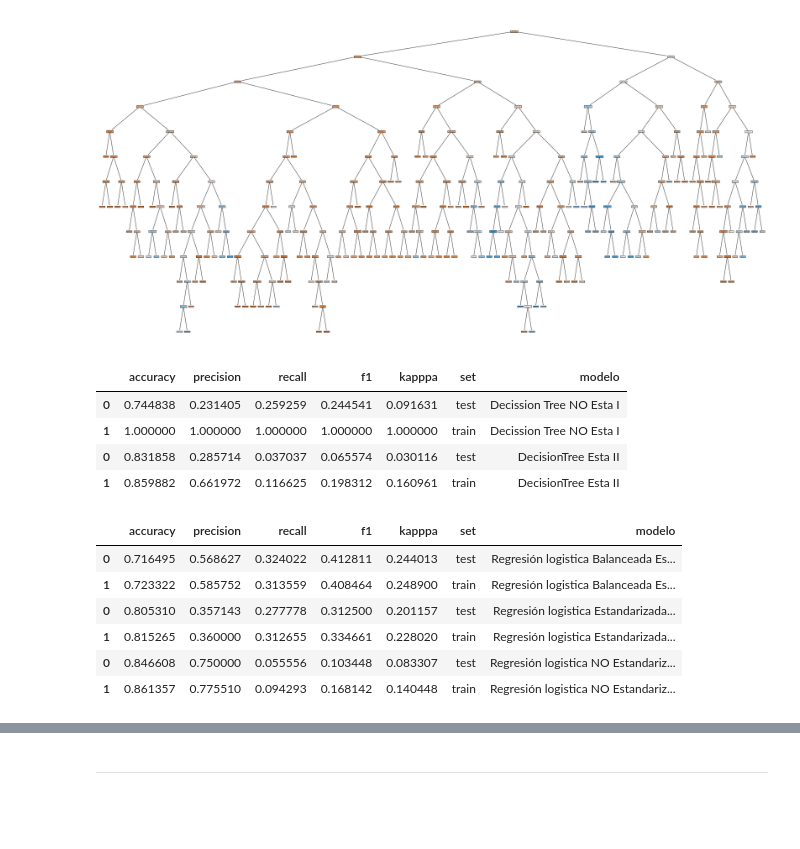
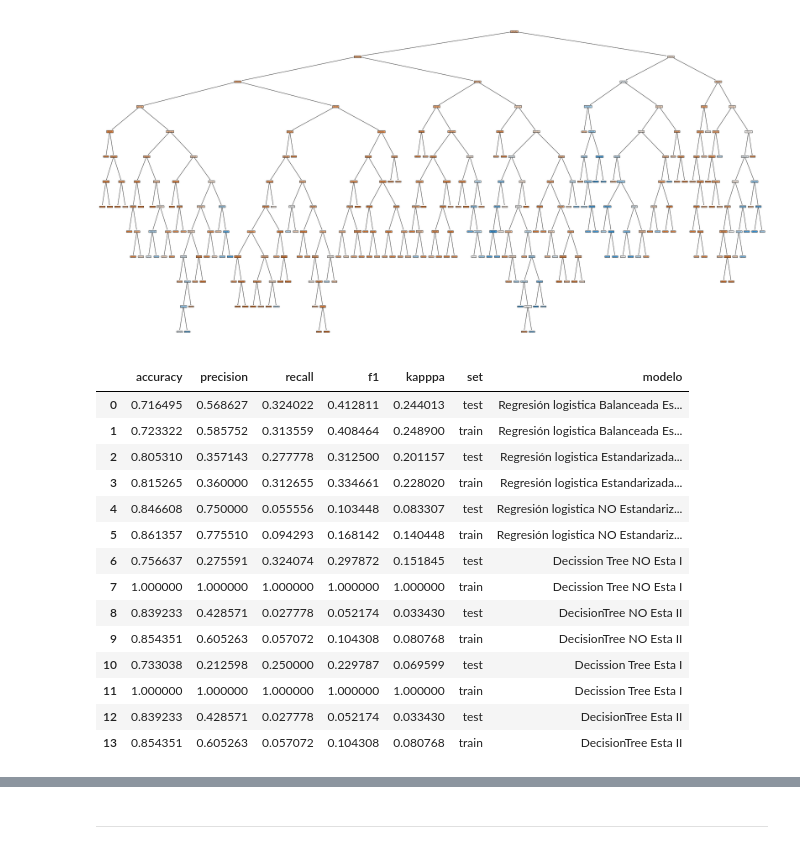
Before and after one commit to Adalab/DA-modulo-3-sprint-1-ana-anak, a Jupyter notebook: regresion-logistica/05-RLOG_Decision_Tree.ipynb, the cells around one changed output, grey strips where cells are left out. Cells and saved outputs as stored; diff of their text form; code cells hidden in the pictures; blank space fills up the shorter version.

```diff
--- a/regresion-logistica/05-RLOG_Decision_Tree.ipynb
+++ b/regresion-logistica/05-RLOG_Decision_Tree.ipynb
@@ -538,31 +533,28 @@ tree.plot_tree(mejor_modelo3, feature_names=x_train3.columns, filled=True);
 # %%
 y_pred_test_esta3 = mejor_modelo3.predict(x_test3)
 y_pred_train_esta3 = mejor_modelo3.predict(x_train3)
-# %%
-# vamos  a juntar los dataframes de los resultados de los modelos para poder compararlos mejor
-
-df_decision_results = pd.concat([dt_results1, dt_results2], axis = 0)
-df_decision_results
-# %% [output]
-|  | accuracy | precision | recall | f1 | kapppa | set | modelo |
-| 0 | 0.744838 | 0.231405 | 0.259259 | 0.244541 | 0.091631 | test | Decission Tree NO Esta I |
-| 1 | 1.000000 | 1.000000 | 1.000000 | 1.000000 | 1.000000 | train | Decission Tree NO Esta I |
-| 0 | 0.831858 | 0.285714 | 0.037037 | 0.065574 | 0.030116 | test | DecisionTree Esta II |
-| 1 | 0.859882 | 0.661972 | 0.116625 | 0.198312 | 0.160961 | train | DecisionTree Esta II |
 # %%
 # si recodáis, en la clase de métricas guardamos en un csv los resultados de las métricas del modelo
 # vamos a cargar ese csv para comparar todos los modelos que hemos hecho, y comparar cuál de ellos es el mejor
 
-df_logistic_results = pd.read_csv("../data-log/04-df_metricas_resultados.csv", index_col=0)
-df_logistic_results
+df_logistic_results2 = pd.read_csv("../data-log/06-resultados_DTNOEsta_LR_DT.csv", index_col=0)
+df_logistic_results2
 # %% [output]
 |  | accuracy | precision | recall | f1 | kapppa | set | modelo |
 | 0 | 0.716495 | 0.568627 | 0.324022 | 0.412811 | 0.244013 | test | Regresión logistica Balanceada Es... |
 | 1 | 0.723322 | 0.585752 | 0.313559 | 0.408464 | 0.248900 | train | Regresión logistica Balanceada Es... |
-| 0 | 0.805310 | 0.357143 | 0.277778 | 0.312500 | 0.201157 | test | Regresión logistica Estandarizada... |
-| 1 | 0.815265 | 0.360000 | 0.312655 | 0.334661 | 0.228020 | train | Regresión logistica Estandarizada... |
-| 0 | 0.846608 | 0.750000 | 0.055556 | 0.103448 | 0.083307 | test | Regresión logistica NO Estandariz... |
-| 1 | 0.861357 | 0.775510 | 0.094293 | 0.168142 | 0.140448 | train | Regresión logistica NO Estandariz... |
+| 2 | 0.805310 | 0.357143 | 0.277778 | 0.312500 | 0.201157 | test | Regresión logistica Estandarizada... |
+| 3 | 0.815265 | 0.360000 | 0.312655 | 0.334661 | 0.228020 | train | Regresión logistica Estandarizada... |
+| 4 | 0.846608 | 0.750000 | 0.055556 | 0.103448 | 0.083307 | test | Regresión logistica NO Estandariz... |
+| 5 | 0.861357 | 0.775510 | 0.094293 | 0.168142 | 0.140448 | train | Regresión logistica NO Estandariz... |
+| 6 | 0.756637 | 0.275591 | 0.324074 | 0.297872 | 0.151845 | test | Decission Tree NO Esta I |
+| 7 | 1.000000 | 1.000000 | 1.000000 | 1.000000 | 1.000000 | train | Decission Tree NO Esta I |
+| 8 | 0.839233 | 0.428571 | 0.027778 | 0.052174 | 0.033430 | test | DecisionTree NO Esta II |
+| 9 | 0.854351 | 0.605263 | 0.057072 | 0.104308 | 0.080768 | train | DecisionTree NO Esta II |
+| 10 | 0.733038 | 0.212598 | 0.250000 | 0.229787 | 0.069599 | test | Decission Tree Esta I |
+| 11 | 1.000000 | 1.000000 | 1.000000 | 1.000000 | 1.000000 | train | Decission Tree Esta I |
+| 12 | 0.839233 | 0.428571 | 0.027778 | 0.052174 | 0.033430 | test | DecisionTree Esta II |
+| 13 | 0.854351 | 0.605263 | 0.057072 | 0.104308 | 0.080768 | train | DecisionTree Esta II |
 # %%
 # concatenamos todos los resultados
 
```
Also changed, not shown: parts of 44 cells of this notebook, 3 other files.
